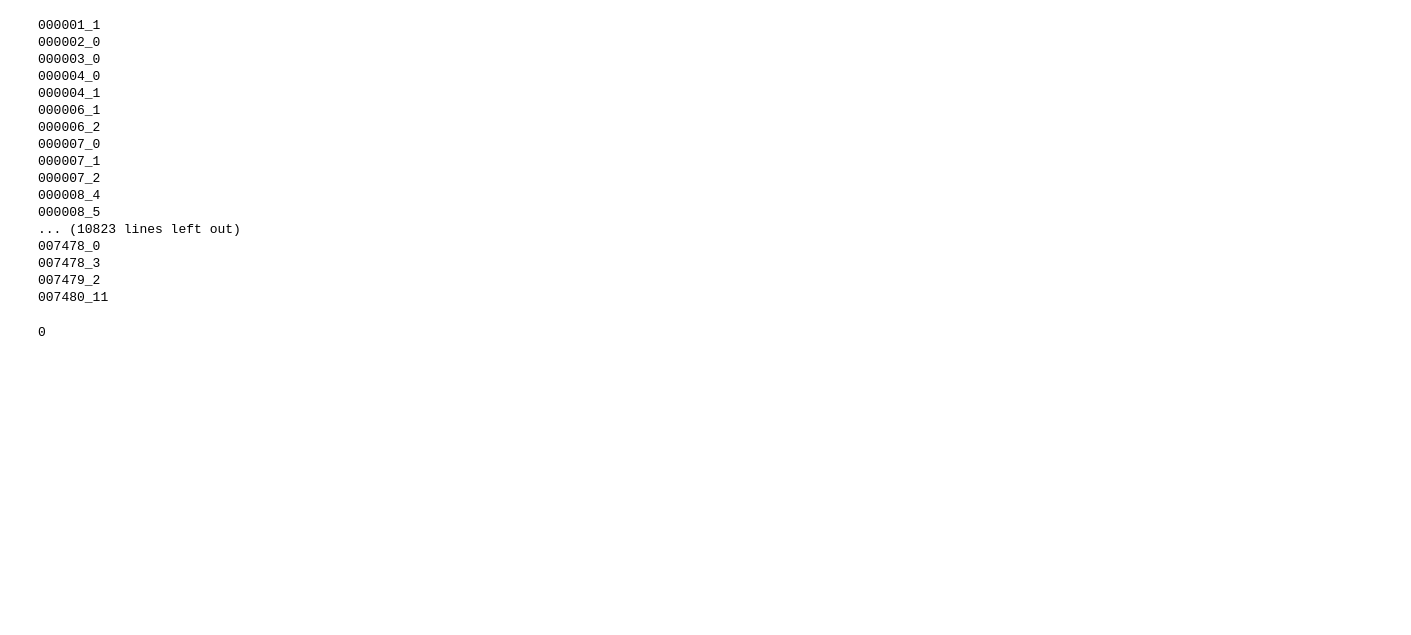
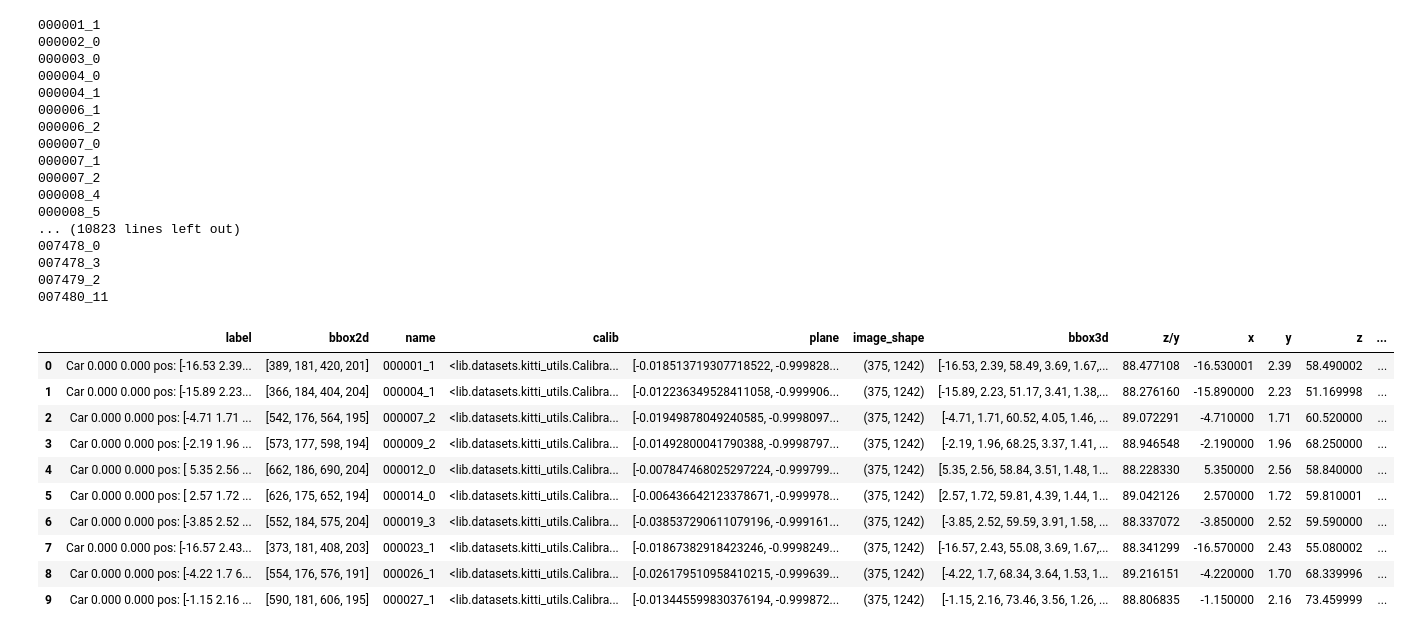
Before and after one commit to romantic-black/DID-M3D, a Jupyter notebook: notebooks/Visualise_instances.ipynb, the cells around one changed output. Saved outputs shown, nothing was run; the diff lists cells and outputs as text; code cells hidden in the pictures; blank space fills up the shorter version.

```diff
--- a/notebooks/Visualise_instances.ipynb
+++ b/notebooks/Visualise_instances.ipynb
@@ -488,4 +482,25 @@ db: pd.DataFrame = db.rename(columns={'rx': 'z/y'})
-# %%
-(db['z'] < 0).sum()
-# %% [output]
-0
+# %%
+import pickle
+import pandas as pd
+from pathlib import Path
+from tools.dataset_util import Dataset
+
+dataset = Dataset("train", r"/mnt/e/DataSet/kitti")
+root_dir = Path(r"/mnt/e/DataSet/kitti/kitti_drx_database")
+image_dir = root_dir / "image"
+depth_dir = root_dir / "depth_dense"
+
+db = pd.read_pickle(str(root_dir / 'kitti_car_database.pkl'))
+db.head(10)
+# %% [output]
+|  | label | bbox2d | name | calib | plane | image_shape | bbox3d | z/y | x | y | z | ... |
+| 0 | Car 0.000 0.000 pos: [-16.53 2.39... | [389, 181, 420, 201] | 000001_1 | <lib.datasets.kitti_utils.Calibra... | [-0.018513719307718522, -0.999828... | (375, 1242) | [-16.53, 2.39, 58.49, 3.69, 1.67,... | 88.477108 | -16.530001 | 2.39 | 58.490002 | ... |
+| 1 | Car 0.000 0.000 pos: [-15.89 2.23... | [366, 184, 404, 204] | 000004_1 | <lib.datasets.kitti_utils.Calibra... | [-0.012236349528411058, -0.999906... | (375, 1242) | [-15.89, 2.23, 51.17, 3.41, 1.38,... | 88.276160 | -15.890000 | 2.23 | 51.169998 | ... |
+| 2 | Car 0.000 0.000 pos: [-4.71 1.71 ... | [542, 176, 564, 195] | 000007_2 | <lib.datasets.kitti_utils.Calibra... | [-0.01949878049240585, -0.9998097... | (375, 1242) | [-4.71, 1.71, 60.52, 4.05, 1.46, ... | 89.072291 | -4.710000 | 1.71 | 60.520000 | ... |
+| 3 | Car 0.000 0.000 pos: [-2.19 1.96 ... | [573, 177, 598, 194] | 000009_2 | <lib.datasets.kitti_utils.Calibra... | [-0.01492800041790388, -0.9998797... | (375, 1242) | [-2.19, 1.96, 68.25, 3.37, 1.41, ... | 88.946548 | -2.190000 | 1.96 | 68.250000 | ... |
+| 4 | Car 0.000 0.000 pos: [ 5.35 2.56 ... | [662, 186, 690, 204] | 000012_0 | <lib.datasets.kitti_utils.Calibra... | [-0.007847468025297224, -0.999799... | (375, 1242) | [5.35, 2.56, 58.84, 3.51, 1.48, 1... | 88.228330 | 5.350000 | 2.56 | 58.840000 | ... |
+| 5 | Car 0.000 0.000 pos: [ 2.57 1.72 ... | [626, 175, 652, 194] | 000014_0 | <lib.datasets.kitti_utils.Calibra... | [-0.006436642123378671, -0.999978... | (375, 1242) | [2.57, 1.72, 59.81, 4.39, 1.44, 1... | 89.042126 | 2.570000 | 1.72 | 59.810001 | ... |
+| 6 | Car 0.000 0.000 pos: [-3.85 2.52 ... | [552, 184, 575, 204] | 000019_3 | <lib.datasets.kitti_utils.Calibra... | [-0.038537290611079196, -0.999161... | (375, 1242) | [-3.85, 2.52, 59.59, 3.91, 1.58, ... | 88.337072 | -3.850000 | 2.52 | 59.590000 | ... |
+| 7 | Car 0.000 0.000 pos: [-16.57 2.43... | [373, 181, 408, 203] | 000023_1 | <lib.datasets.kitti_utils.Calibra... | [-0.01867382918423246, -0.9998249... | (375, 1242) | [-16.57, 2.43, 55.08, 3.69, 1.67,... | 88.341299 | -16.570000 | 2.43 | 55.080002 | ... |
+| 8 | Car 0.000 0.000 pos: [-4.22 1.7 6... | [554, 176, 576, 191] | 000026_1 | <lib.datasets.kitti_utils.Calibra... | [-0.026179510958410215, -0.999639... | (375, 1242) | [-4.22, 1.7, 68.34, 3.64, 1.53, 1... | 89.216151 | -4.220000 | 1.70 | 68.339996 | ... |
+| 9 | Car 0.000 0.000 pos: [-1.15 2.16 ... | [590, 181, 606, 195] | 000027_1 | <lib.datasets.kitti_utils.Calibra... | [-0.013445599830376194, -0.999872... | (375, 1242) | [-1.15, 2.16, 73.46, 3.56, 1.26, ... | 88.806835 | -1.150000 | 2.16 | 73.459999 | ... |
```
Also changed, not shown: parts of 12 cells of this notebook, 1 other file.
